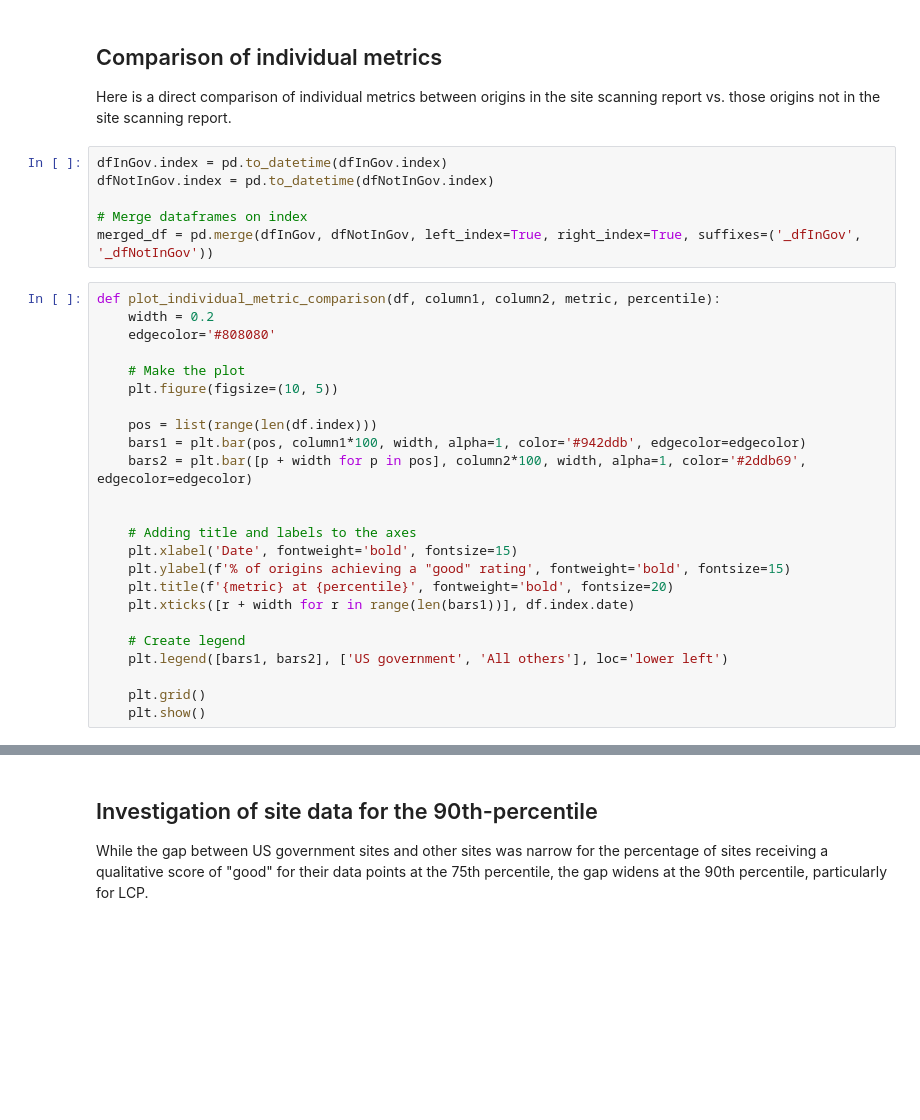
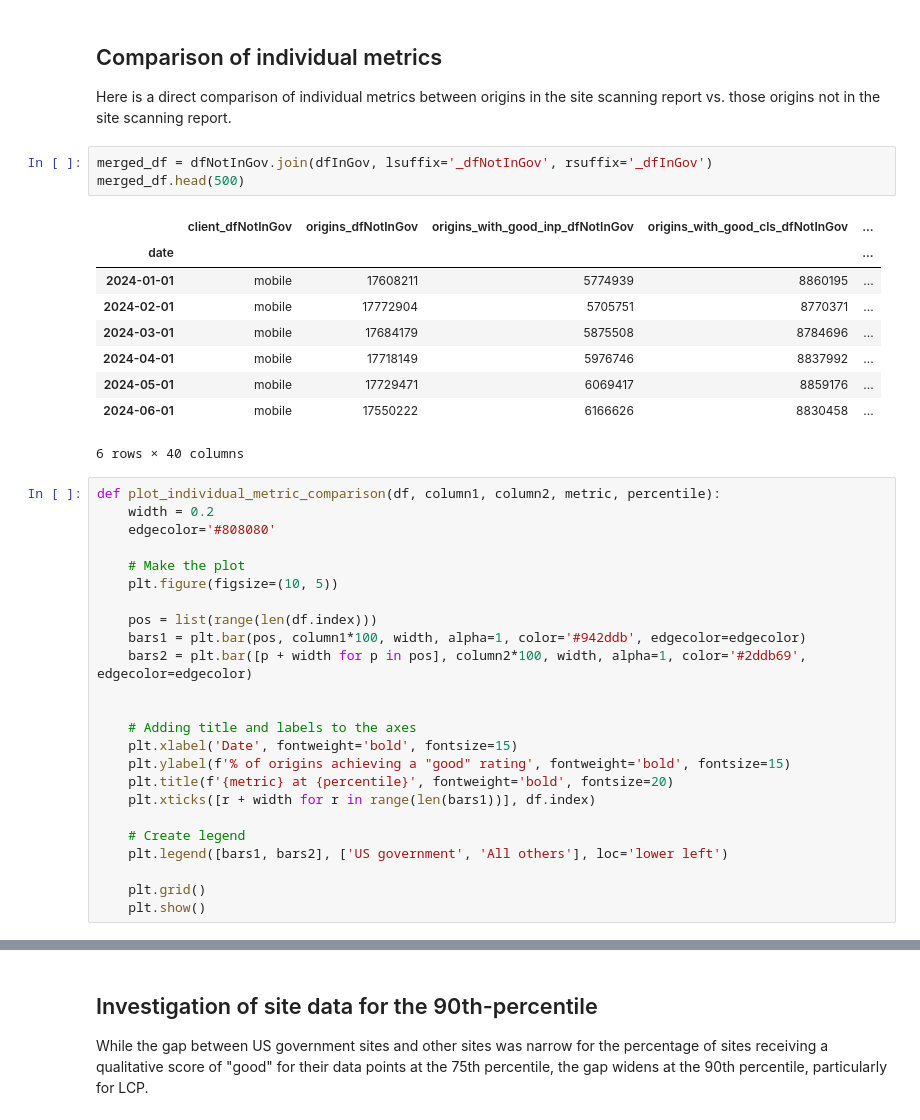
Before and after one commit to GSA-TTS/inclusive-web-performance-cx, a Jupyter notebook: research/government-website-performance.ipynb, the cells around one changed output, grey strips where cells are left out. Drawn from its saved outputs; the diff is of its cells as text; blank space fills up the shorter version.

```diff
--- a/research/government-website-performance.ipynb
+++ b/research/government-website-performance.ipynb
@@ -107,11 +107,18 @@ plot_cwv_results(dfNotInGov, 'p75')
 
 Here is a direct comparison of individual metrics between origins in the site scanning report vs. those origins not in the site scanning report.
 # %%
-dfInGov.index = pd.to_datetime(dfInGov.index)
-dfNotInGov.index = pd.to_datetime(dfNotInGov.index)
-
-# Merge dataframes on index
-merged_df = pd.merge(dfInGov, dfNotInGov, left_index=True, right_index=True, suffixes=('_dfInGov', '_dfNotInGov'))
+merged_df = dfNotInGov.join(dfInGov, lsuffix='_dfNotInGov', rsuffix='_dfInGov')
+merged_df.head(500)
+# %% [output]
+|  | client_dfNotInGov | origins_dfNotInGov | origins_with_good_inp_dfNotInGov | origins_with_good_cls_dfNotInGov | ... |
+| date |  |  |  |  | ... |
+| 2024-01-01 | mobile | 17608211 | 5774939 | 8860195 | ... |
+| 2024-02-01 | mobile | 17772904 | 5705751 | 8770371 | ... |
+| 2024-03-01 | mobile | 17684179 | 5875508 | 8784696 | ... |
+| 2024-04-01 | mobile | 17718149 | 5976746 | 8837992 | ... |
+| 2024-05-01 | mobile | 17729471 | 6069417 | 8859176 | ... |
+| 2024-06-01 | mobile | 17550222 | 6166626 | 8830458 | ... |
+6 rows × 40 columns
 # %%
 def plot_individual_metric_comparison(df, column1, column2, metric, percentile):
     width = 0.2
@@ -129,7 +136,7 @@ def plot_individual_metric_comparison(df, column1, column2, metric, percentile):
     plt.xlabel('Date', fontweight='bold', fontsize=15)
     plt.ylabel(f'% of origins achieving a "good" rating', fontweight='bold', fontsize=15)
     plt.title(f'{metric} at {percentile}', fontweight='bold', fontsize=20)
-    plt.xticks([r + width for r in range(len(bars1))], df.index.date)
+    plt.xticks([r + width for r in range(len(bars1))], df.index)
 
     # Create legend
     plt.legend([bars1, bars2], ['US government', 'All others'], loc='lower left')
```
Also changed, not shown: parts of 3 cells of this notebook.
